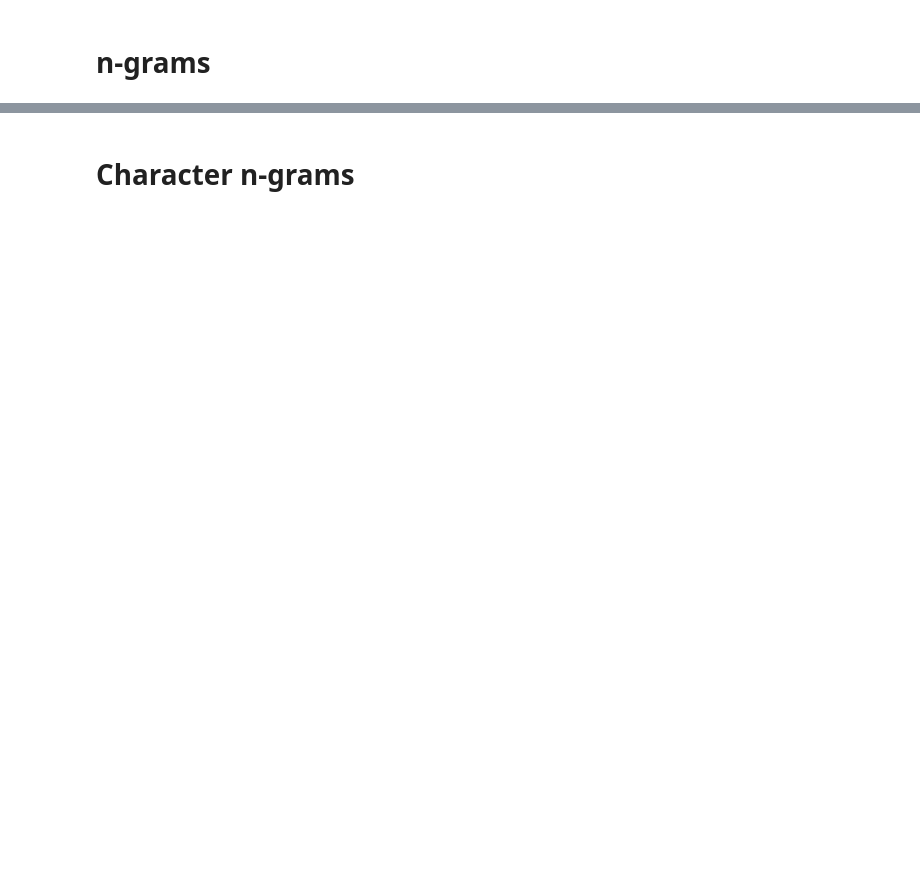
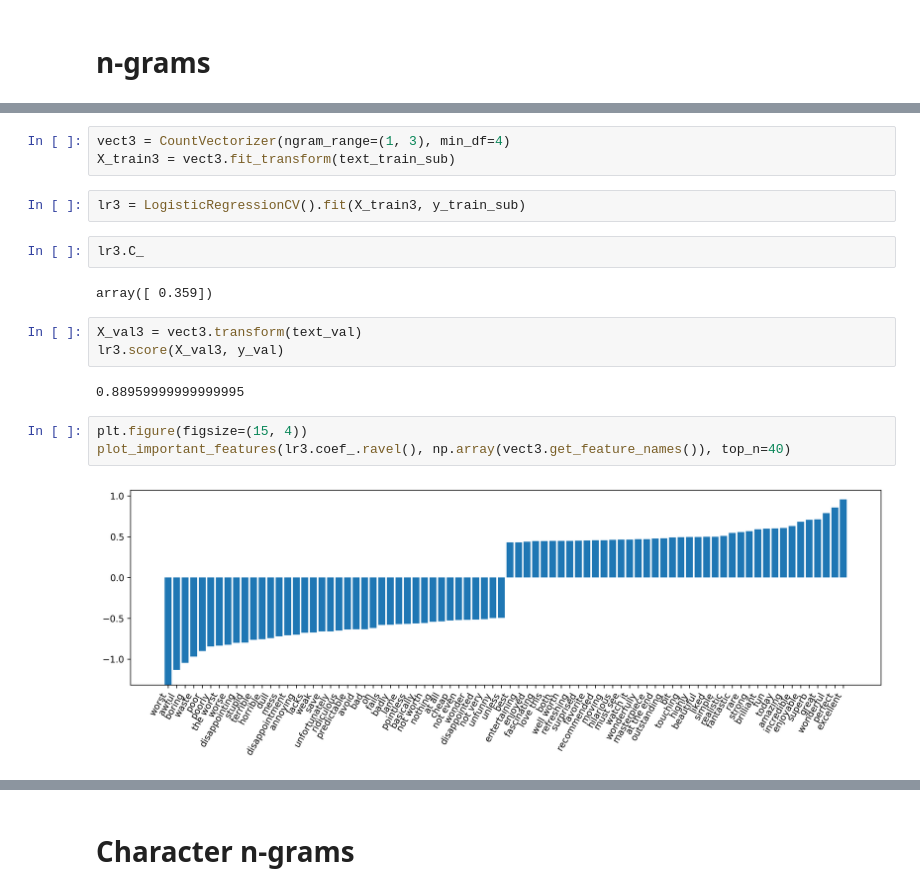
Before and after one commit to amueller/applied_ml_spring_2017, a Jupyter notebook: slides/aml-19.ipynb, the cells around one changed output, grey strips where cells are left out. Drawn from its saved outputs; the diff is of its cells as text; blank space fills up the shorter version.

```diff
--- a/slides/aml-19.ipynb
+++ b/slides/aml-19.ipynb
@@ -201,0 +327,19 @@ print("Vocabulary:\n{}".format(cv.get_feature_names()))
+# %%
+vect3 = CountVectorizer(ngram_range=(1, 3), min_df=4)
+X_train3 = vect3.fit_transform(text_train_sub)
+# %%
+lr3 = LogisticRegressionCV().fit(X_train3, y_train_sub)
+# %%
+lr3.C_
+# %% [output]
+array([ 0.359])
+# %%
+X_val3 = vect3.transform(text_val)
+lr3.score(X_val3, y_val)
+# %% [output]
+0.88959999999999995
+# %%
+plt.figure(figsize=(15, 4))
+plot_important_features(lr3.coef_.ravel(), np.array(vect3.get_feature_names()), top_n=40)
+# %% [output]
+[figure, added]
```
Also changed, not shown: parts of 84 cells of this notebook, 2 other files.
